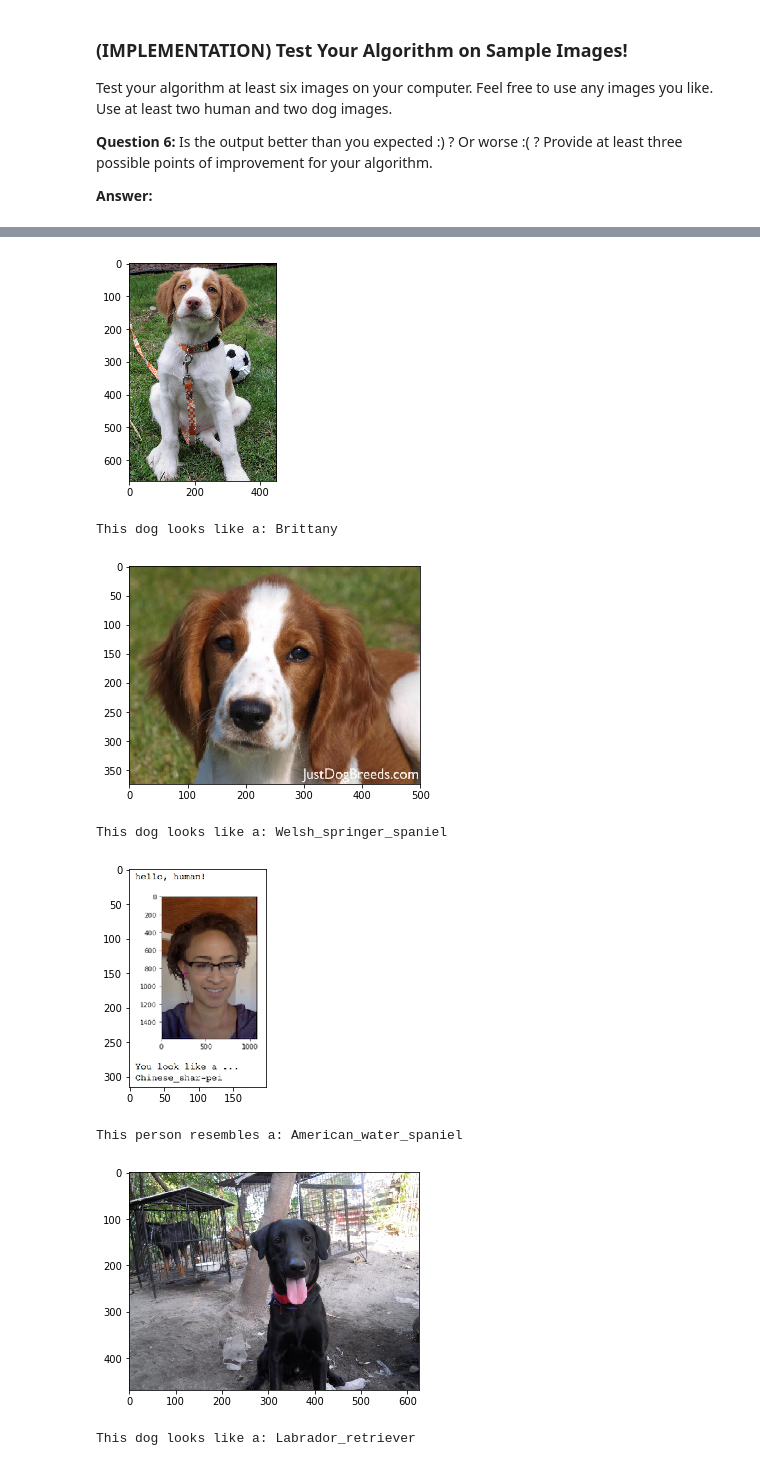
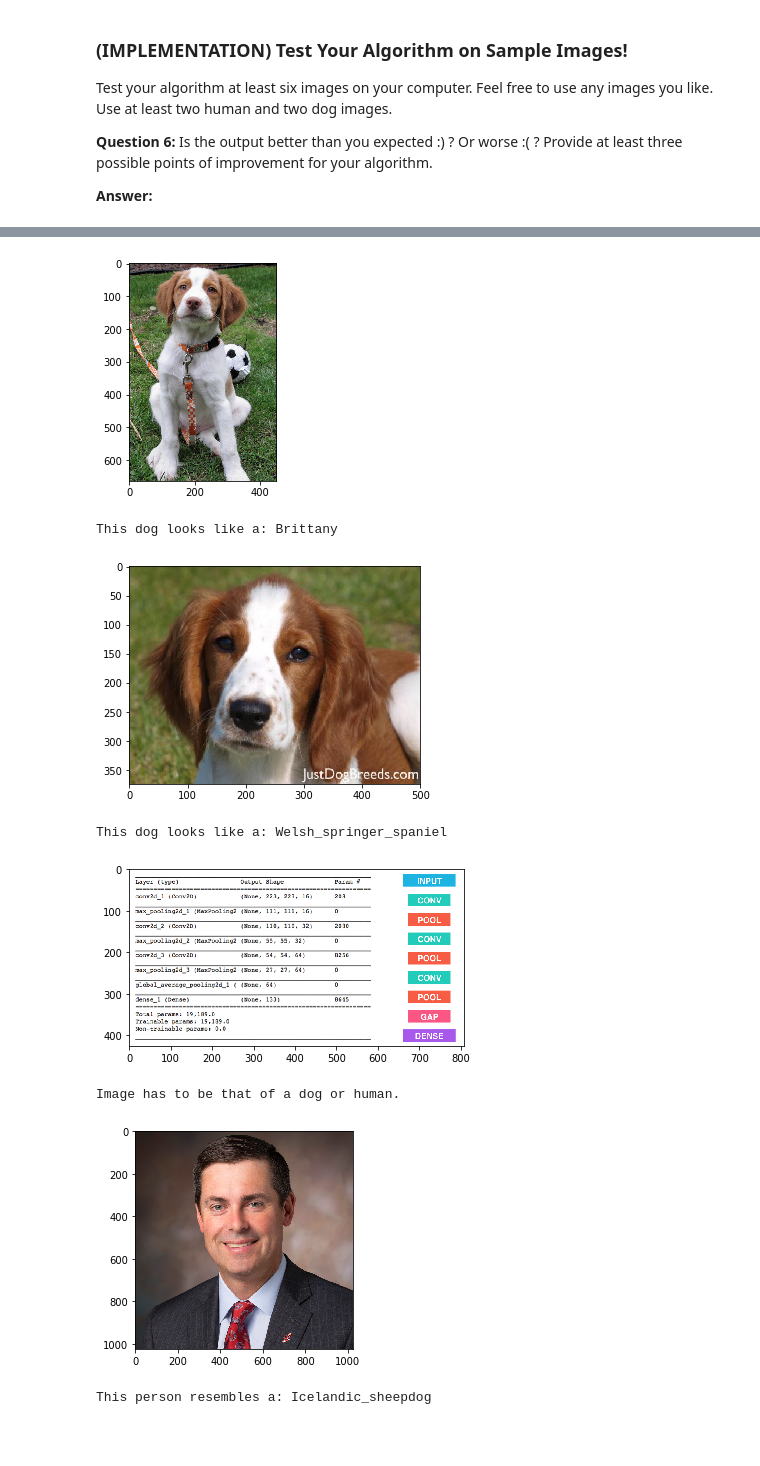
Before and after one commit to rishabghanti/MLND_Dog_Breed, a Jupyter notebook: dog_app.ipynb, the cells around one changed output, grey strips where cells are left out. Saved outputs shown, nothing was run; the diff lists cells and outputs as text; code cells hidden in the pictures; blank space fills up the shorter version.

```diff
--- a/dog_app.ipynb
+++ b/dog_app.ipynb
@@ -771,8 +775,8 @@ find_breed('images/American_water_spaniel_00648.jpg')
 find_breed('images/sample_human_output.png')
 find_breed('images/Brittany_02625.jpg')
 find_breed('images/Welsh_springer_spaniel_08203.jpg')
-find_breed('images/sample_human_output.png')
-find_breed('images/Labrador_retriever_06449.jpg')
+find_breed('images/sample_cnn.png')
+find_breed('images/dave-ricks-board-of-directors-bio-square.jpg')
 # %% [output]
 [figure]
 This dog looks like a: American_water_spaniel
@@ -781,8 +785,8 @@ This person resembles a: American_water_spaniel
 [figure]
 This dog looks like a: Brittany
 [figure]
 This dog looks like a: Welsh_springer_spaniel
-[figure, old version]
+[figure, new version]
-This person resembles a: American_water_spaniel
+Image has to be that of a dog or human.
-[figure, old version]
+[figure, new version]
-This dog looks like a: Labrador_retriever
+This person resembles a: Icelandic_sheepdog
```
Also changed, not shown: parts of 9 cells of this notebook, 1 other file.
